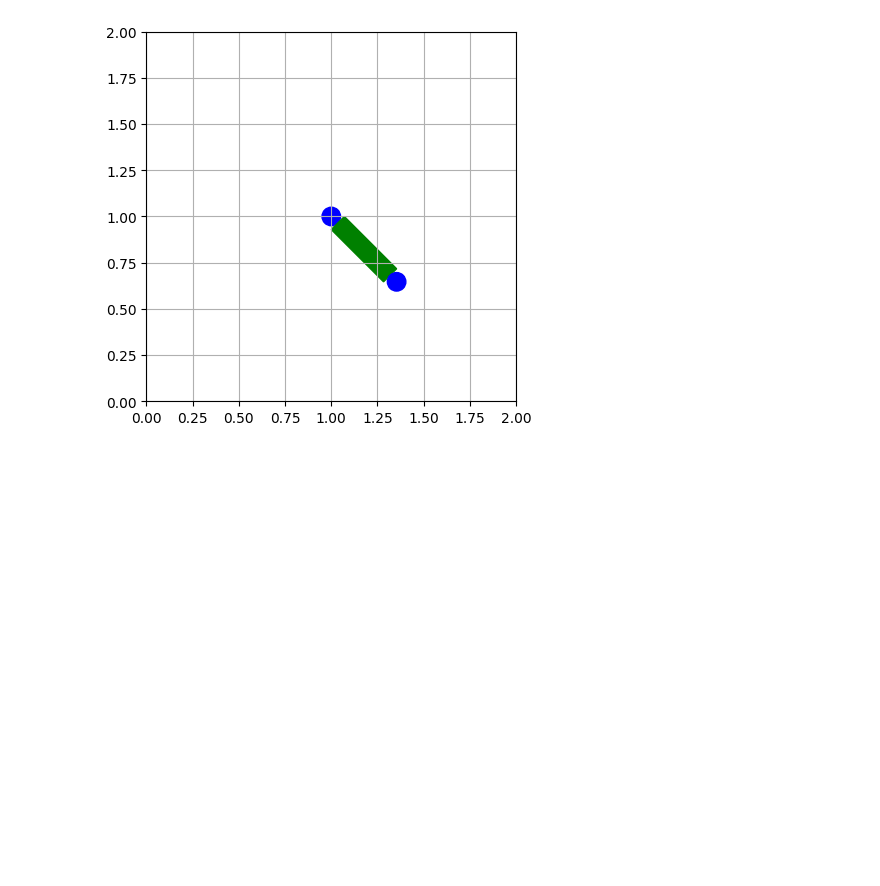
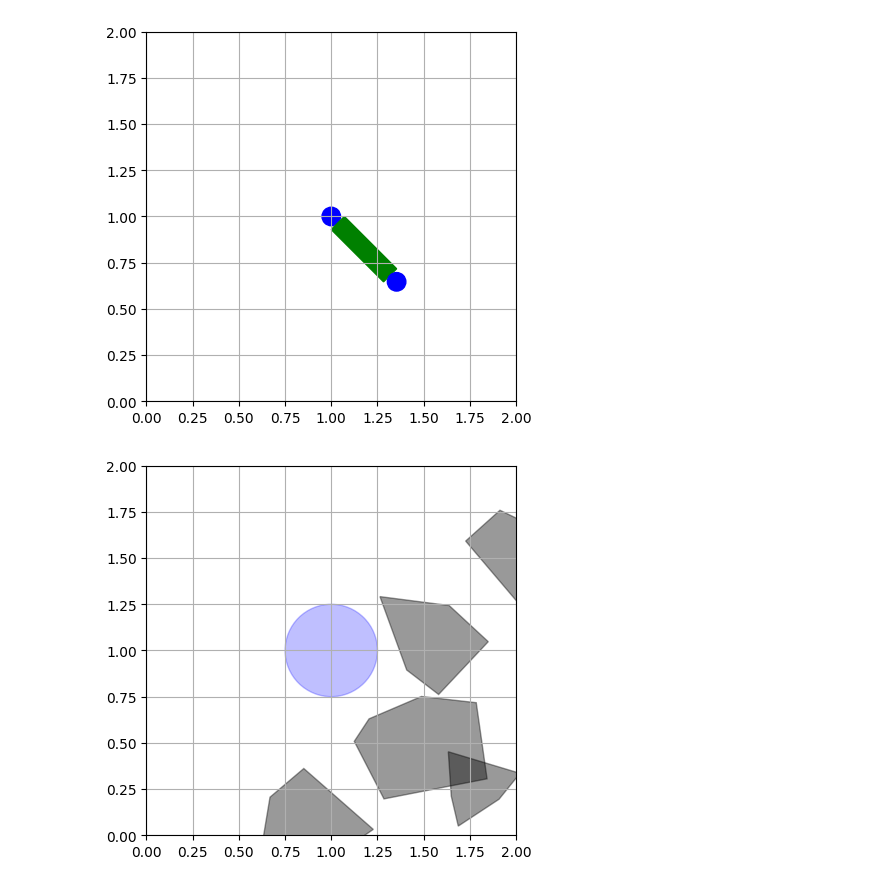
Before and after one commit to Sina-Haz/Robotics-1, a Jupyter notebook: Project_1.ipynb, the cells around one changed output. Saved outputs shown, nothing was run; the diff lists cells and outputs as text; code cells hidden in the pictures; blank space fills up the shorter version.

Commit message:
added circle collision detecting functionality

```diff
--- a/Project_1.ipynb
+++ b/Project_1.ipynb
@@ -165,0 +169,22 @@ show_scene(ax)
+# %%
+ax = create_plot()
+center = (1,1)
+radius = 0.25
+circle = patches.Circle(center ,radius, fill=True, color='b',alpha=0.25)
+polygons = make_polygons(5,4,20,0.1,0.4)
+for p in polygons:
+    add_polygon_to_scene(p,ax,'b')
+
+circle_bb = bound_circle(center, radius)
+poly_bbs = bound_polygons(polygons)
+next = []
+for i in range(len(polygons)):
+    if check_box_collision(circle_bb,poly_bbs[i]):
+        next.append(polygons[i])
+for p in next:
+    if circle_poly_collides(center,radius,p):
+        circle.set_color('r')
+ax.add_patch(circle)
+show_scene(ax)
+# %% [output]
+[figure, added]
```
Also changed, not shown: parts of 1 cell of this notebook, 2 other files.
